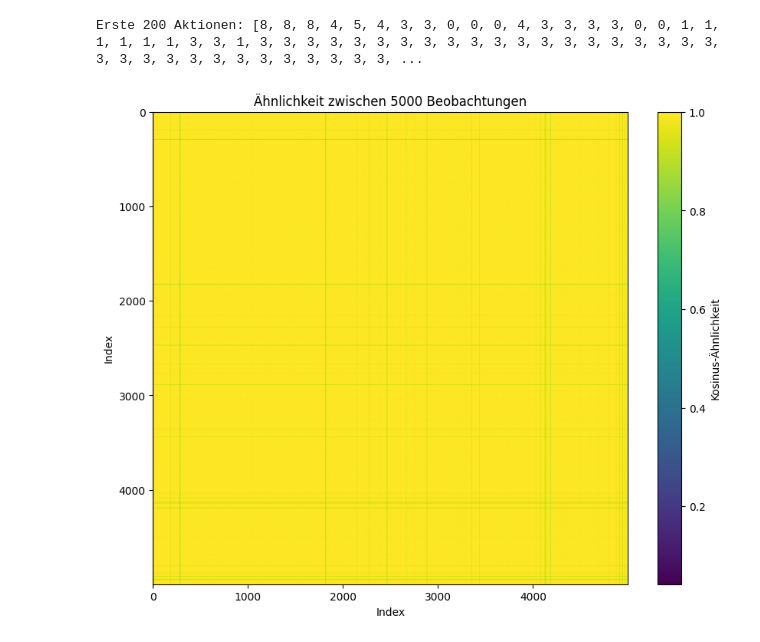
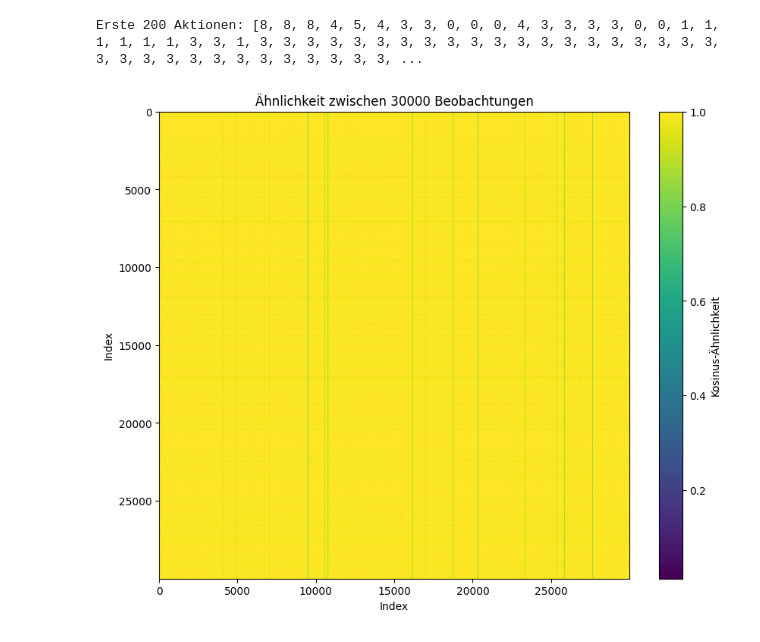
Before and after one commit to TrxtanF/Studienarbeit, a Jupyter notebook: Agents/simple_evaluation.ipynb, the cells around one changed output. Saved outputs shown, nothing was run; the diff lists cells and outputs as text; code cells hidden in the pictures.

```diff
--- a/Agents/simple_evaluation.ipynb
+++ b/Agents/simple_evaluation.ipynb
@@ -13,6 +13,12 @@ from stable_baselines3 import PPO
 seed = 42
 SEED  = seed % (2**32 - 1)
 print(f"SEED: {SEED}")
+
+INITIAL_CASH = 1
+
+WINDOW_SIZE = 336
+
+SCALER_PATH = "../Transform_data/scaler.pkl"
 # %% [output]
 SEED: 42
 # %% [markdown]
@@ -36,7 +42,7 @@ Daten erfolgreich eingelesen
 # %%
 A2C_model = PPO.load("A2C/a2c_trading_model.zip")
 #DQN_model = PPO.load("DQN/dqn_trading_model.zip")
-PPO_model = PPO.load("PPO/PPO_Model_Without_200K.zip")
+PPO_model = PPO.load("PPO/PPO_Model_1_EUR_200K.zip")
 
 model = PPO_model
 # %% [markdown]
@@ -44,9 +50,9 @@ model = PPO_model
 # %%
 train_env = TradingEnv(
         data=train_data,
-        initial_cash=10_000,
-        window_size=336,
-        scaler_path="../Transform_data/scaler.pkl",
+        initial_cash=INITIAL_CASH,
+        window_size=WINDOW_SIZE,
+        scaler_path=SCALER_PATH,
         default_seed=SEED
     )
 # %% [output]
@@ -54,9 +61,9 @@ Seed in the environment: 42
 # %%
 test_env = TradingEnv(
         data=test_data,
-        initial_cash=10_000,
-        window_size=336,
-        scaler_path="../Transform_data/scaler.pkl",
+        initial_cash=INITIAL_CASH,
+        window_size=WINDOW_SIZE,
+        scaler_path=SCALER_PATH,
         default_seed=SEED
     )
 # %% [output]
@@ -311,7 +317,7 @@ def plot_similarity_sample(obs_array, sample_size=1000, seed=42):
 # %%
 obs_vectors = [obs.flatten() for obs in obs_list]
 obs_array = np.array(obs_vectors)
 
-plot_similarity_sample(obs_array, sample_size=5000)
+plot_similarity_sample(obs_array, sample_size=30000)
 # %% [output]
-[figure, old version]
+[figure, new version]
```
Also changed, not shown: parts of 4 cells of this notebook, 1 other file.
